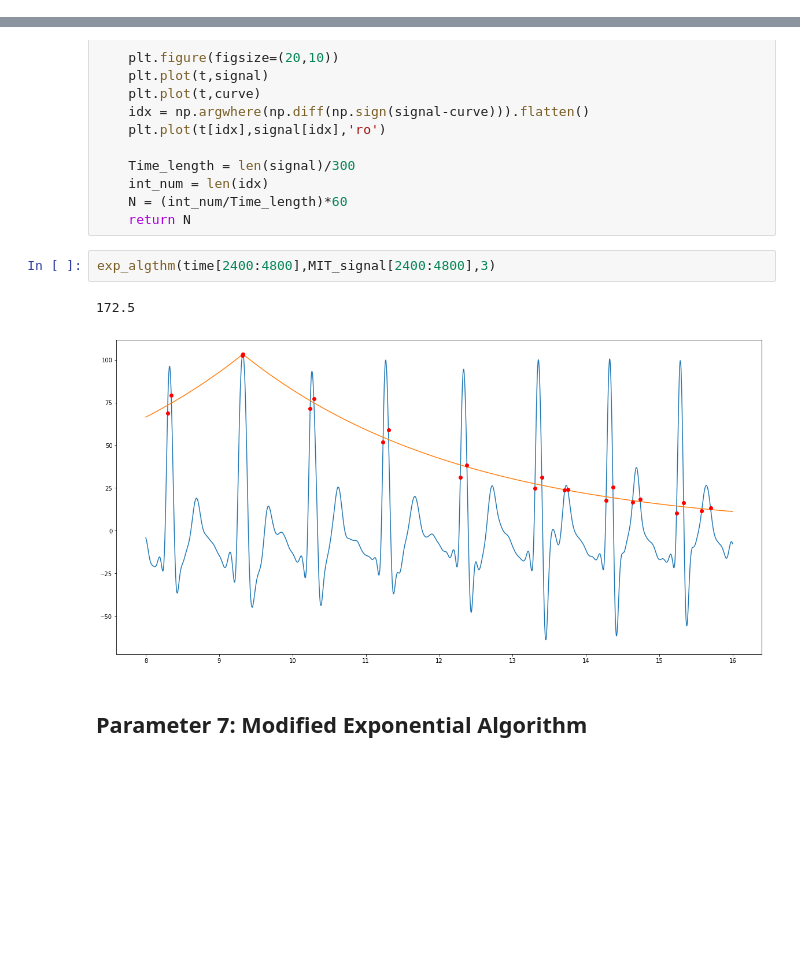
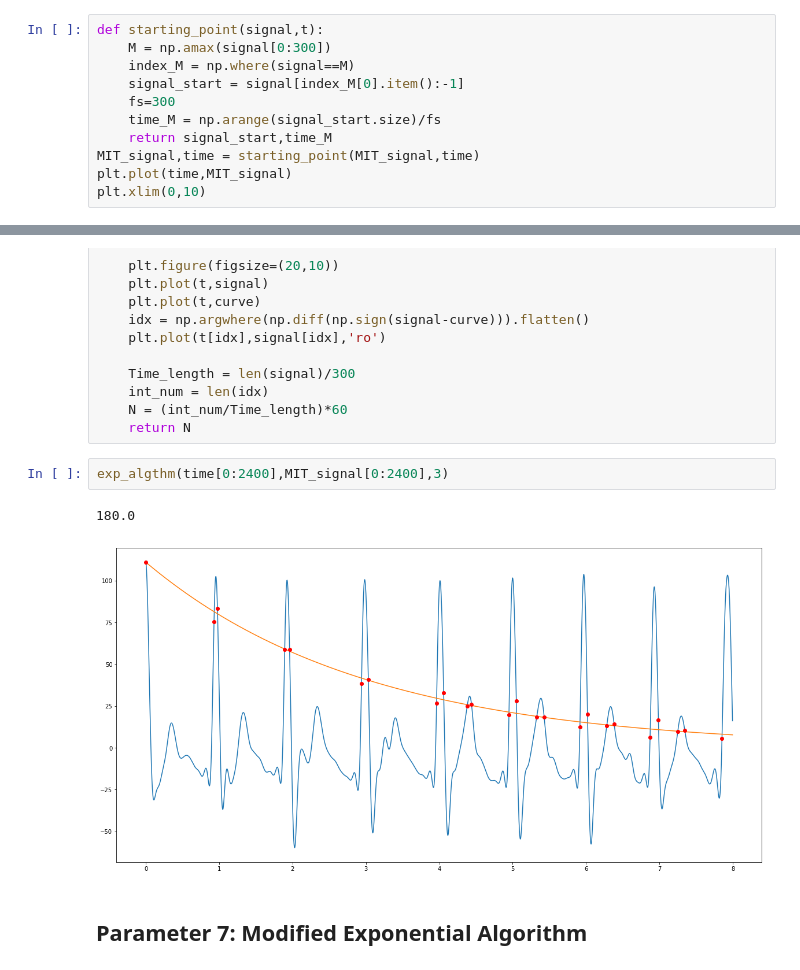
Before and after one commit to AhmadChaiban/War_on_arrhythmia, a Jupyter notebook: Thesis_Notebook.ipynb, the cells around one changed output, grey strips where cells are left out. Drawn from its saved outputs; the diff is of its cells as text; blank space fills up the shorter version.

```diff
--- a/Thesis_Notebook.ipynb
+++ b/Thesis_Notebook.ipynb
@@ -207,3 +209,14 @@ plt.plot(time,MIT_signal)
 # %% [output]
 [<matplotlib.lines.Line2D at 0x...>]
 [figure]
+# %%
+def starting_point(signal,t):
+    M = np.amax(signal[0:300])
+    index_M = np.where(signal==M)
+    signal_start = signal[index_M[0].item():-1]
+    fs=300
+    time_M = np.arange(signal_start.size)/fs
+    return signal_start,time_M
+MIT_signal,time = starting_point(MIT_signal,time)
+plt.plot(time,MIT_signal)
+plt.xlim(0,10)
@@ -631,9 +647,9 @@ def exp_algthm(t,signal,Tau):
     N = (int_num/Time_length)*60
     return N
 # %%
-exp_algthm(time[2400:4800],MIT_signal[2400:4800],3)
+exp_algthm(time[0:2400],MIT_signal[0:2400],3)
 # %% [output]
-172.5
+180.0
-[figure, old version]
+[figure, new version]
 # %% [markdown]
 ## Parameter 7: Modified Exponential Algorithm
```
Also changed, not shown: parts of 27 cells of this notebook, 1 other file.
